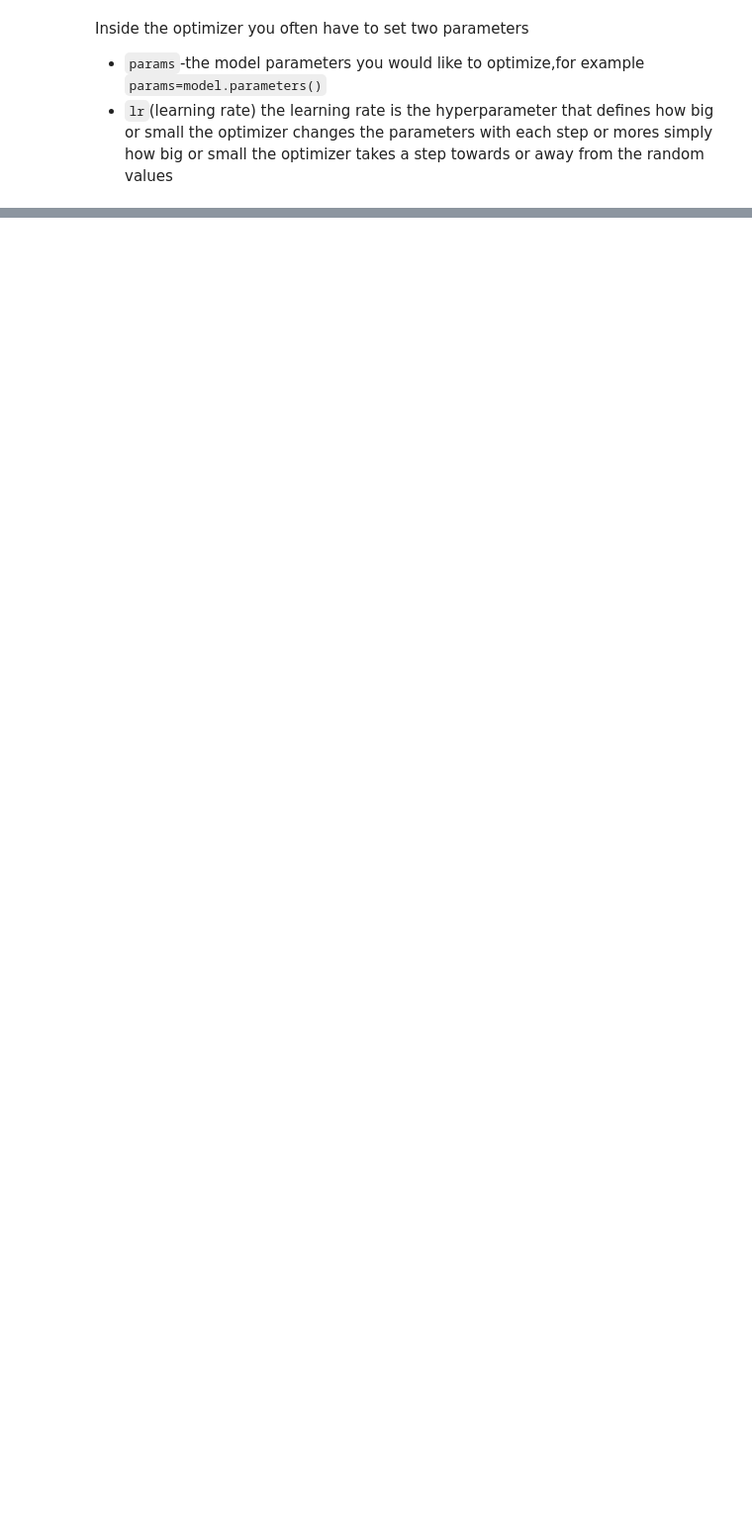
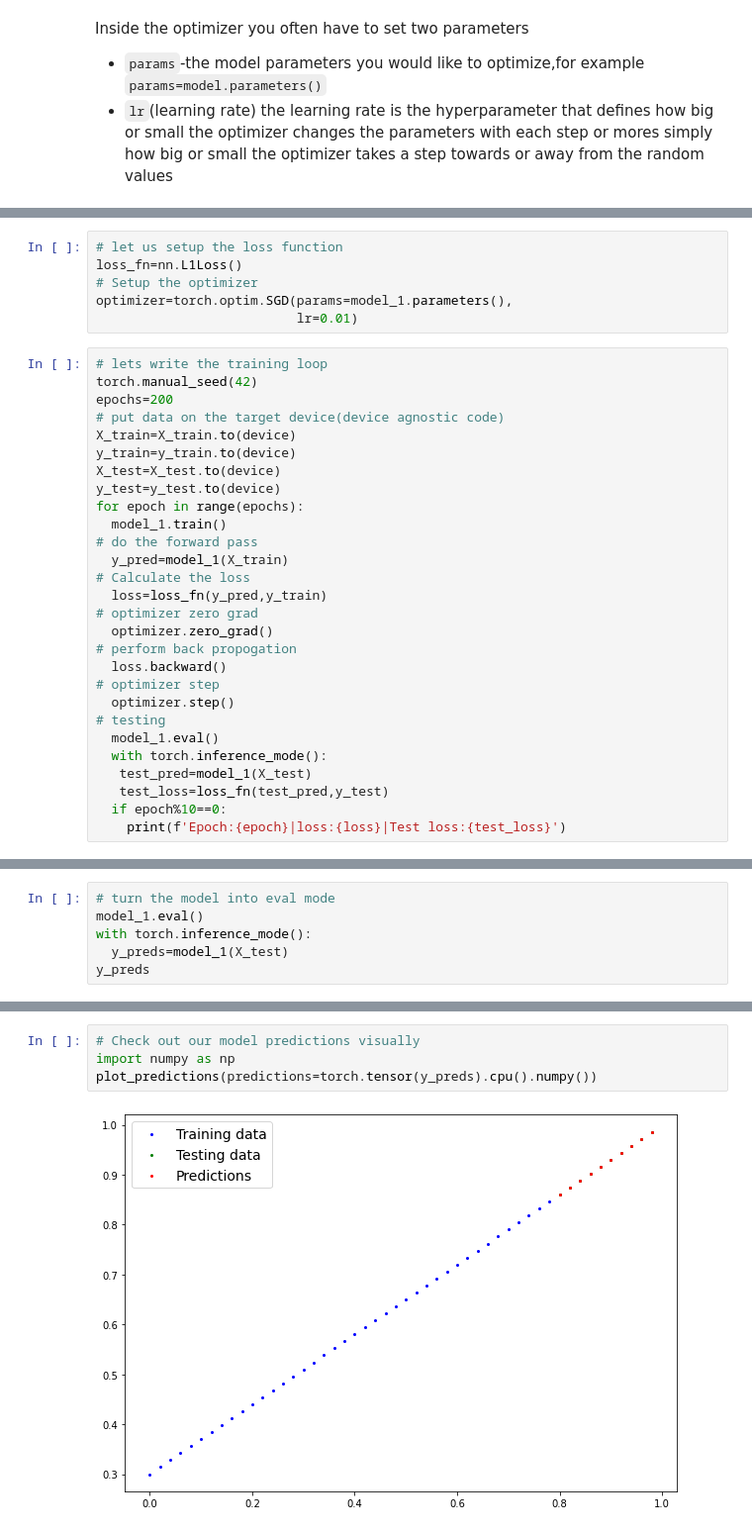
Before and after one commit to saqib-rgb/ML-With-Pytorch, a Jupyter notebook: PyTorch_Workflow.ipynb, the cells around one changed output, grey strips where cells are left out. Shown at 99% size. Saved outputs shown, nothing was run; the diff lists cells and outputs as text; blank space fills up the shorter version.

```diff
--- a/PyTorch_Workflow.ipynb
+++ b/PyTorch_Workflow.ipynb
@@ -240,0 +515,34 @@ Inside the optimizer you often have to set two parameters
+# %%
+# let us setup the loss function
+loss_fn=nn.L1Loss()
+# Setup the optimizer
+optimizer=torch.optim.SGD(params=model_1.parameters(),
+                          lr=0.01)
+# %%
+# lets write the training loop
+torch.manual_seed(42)
+epochs=200
+# put data on the target device(device agnostic code)
+X_train=X_train.to(device)
+y_train=y_train.to(device)
+X_test=X_test.to(device)
+y_test=y_test.to(device)
+for epoch in range(epochs):
+  model_1.train()
+# do the forward pass
+  y_pred=model_1(X_train)
+# Calculate the loss
+  loss=loss_fn(y_pred,y_train)
+# optimizer zero grad
+  optimizer.zero_grad()
+# perform back propogation
+  loss.backward()
+# optimizer step
+  optimizer.step()
+# testing
+  model_1.eval()
+  with torch.inference_mode():
+   test_pred=model_1(X_test)
+   test_loss=loss_fn(test_pred,y_test)
+  if epoch%10==0:
+    print(f'Epoch:{epoch}|loss:{loss}|Test loss:{test_loss}')
@@ -240,0 +577,6 @@ Inside the optimizer you often have to set two parameters
+# %%
+# turn the model into eval mode
+model_1.eval()
+with torch.inference_mode():
+  y_preds=model_1(X_test)
+y_preds
@@ -240,0 +594,6 @@ Inside the optimizer you often have to set two parameters
+# %%
+# Check out our model predictions visually
+import numpy as np
+plot_predictions(predictions=torch.tensor(y_preds).cpu().numpy())
+# %% [output]
+[figure, added]
```
Also changed, not shown: parts of 43 cells of this notebook.
